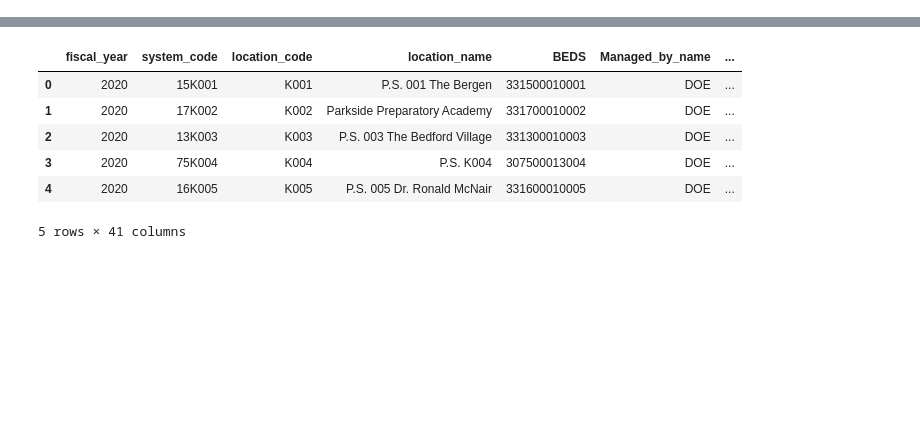
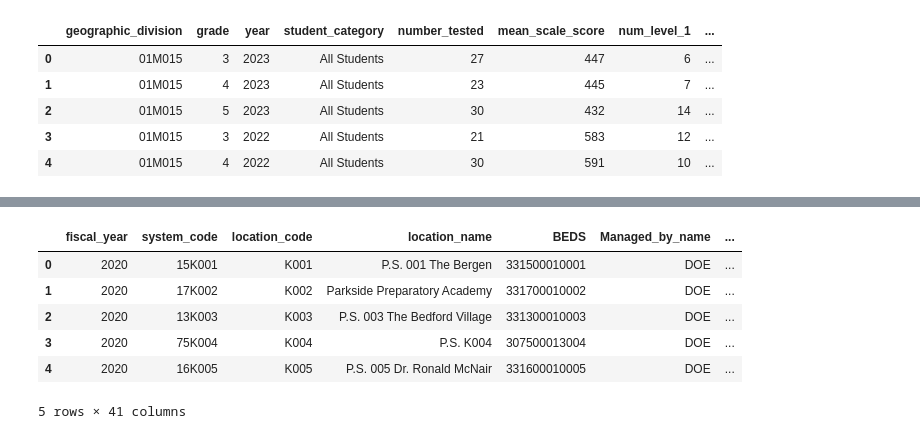
Before and after one commit to kazirshahria/school_performances, a Jupyter notebook: data_pipeline.ipynb, the cells around one changed output, grey strips where cells are left out. Saved outputs shown, nothing was run; the diff lists cells and outputs as text; code cells hidden in the pictures; blank space fills up the shorter version.

```diff
--- a/data_pipeline.ipynb
+++ b/data_pipeline.ipynb
@@ -35,7 +32,10 @@ def pull_data(source_url: str, identifier: str):
 # %%
 # Pull data
 source_url = "data.cityofnewyork.us"
-identifier = "iebs-5yhr"
-data, total_records = pull_data(source_url, identifier)
+ela_identifier = "iebs-5yhr"
+ela_data, ela_total_records = pull_data(source_url, ela_identifier)
+
+math_identifier = "74kb-55u9"
+math_data, math_total_records = pull_data(source_url, math_identifier)
 # %%
 # Double Checking
@@ -77 +71,10 @@ df.head()
+# %%
+math_df.head()
+# %% [output]
+|  | geographic_division | grade | year | student_category | number_tested | mean_scale_score | num_level_1 | ... |
+| 0 | 01M015 | 3 | 2023 | All Students | 27 | 447 | 6 | ... |
+| 1 | 01M015 | 4 | 2023 | All Students | 23 | 445 | 7 | ... |
+| 2 | 01M015 | 5 | 2023 | All Students | 30 | 432 | 14 | ... |
+| 3 | 01M015 | 3 | 2022 | All Students | 21 | 583 | 12 | ... |
+| 4 | 01M015 | 4 | 2022 | All Students | 30 | 591 | 10 | ... |
 # %%
```
Also changed, not shown: parts of 20 cells of this notebook.
